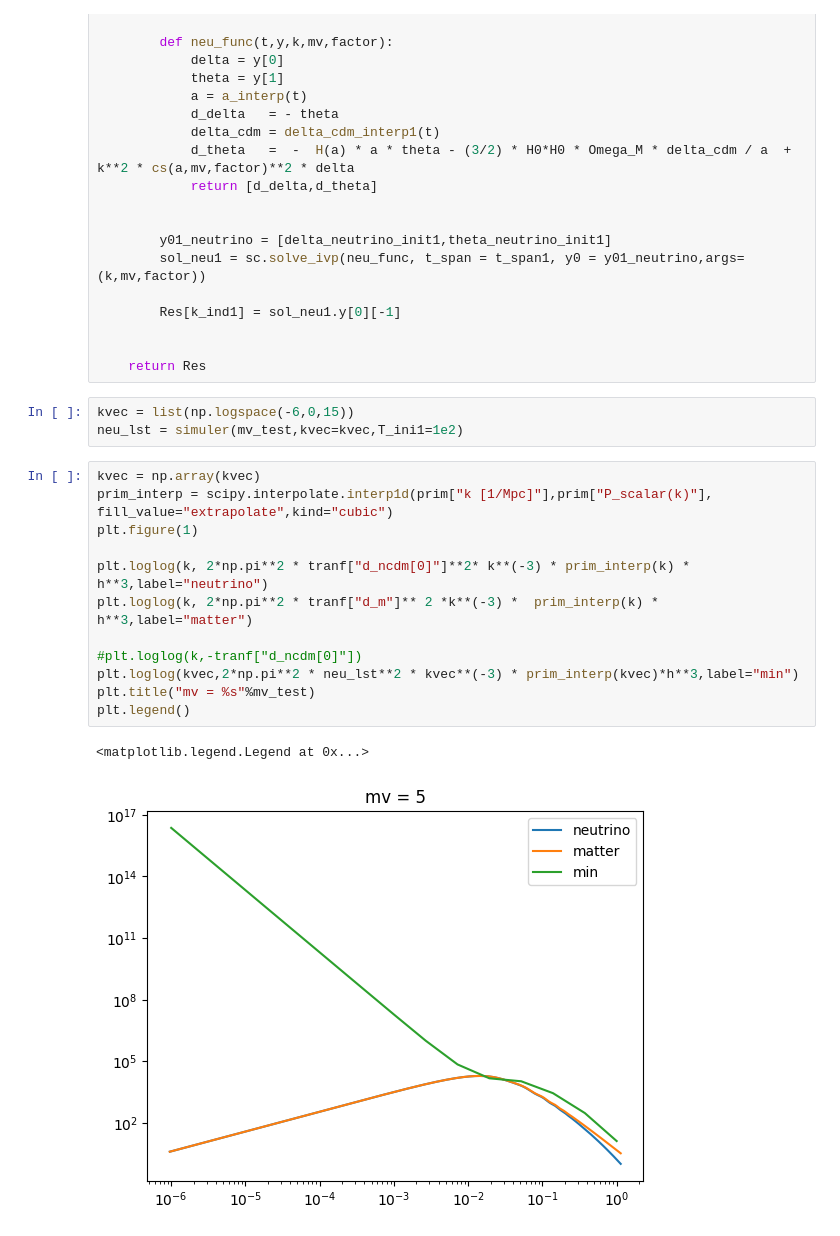
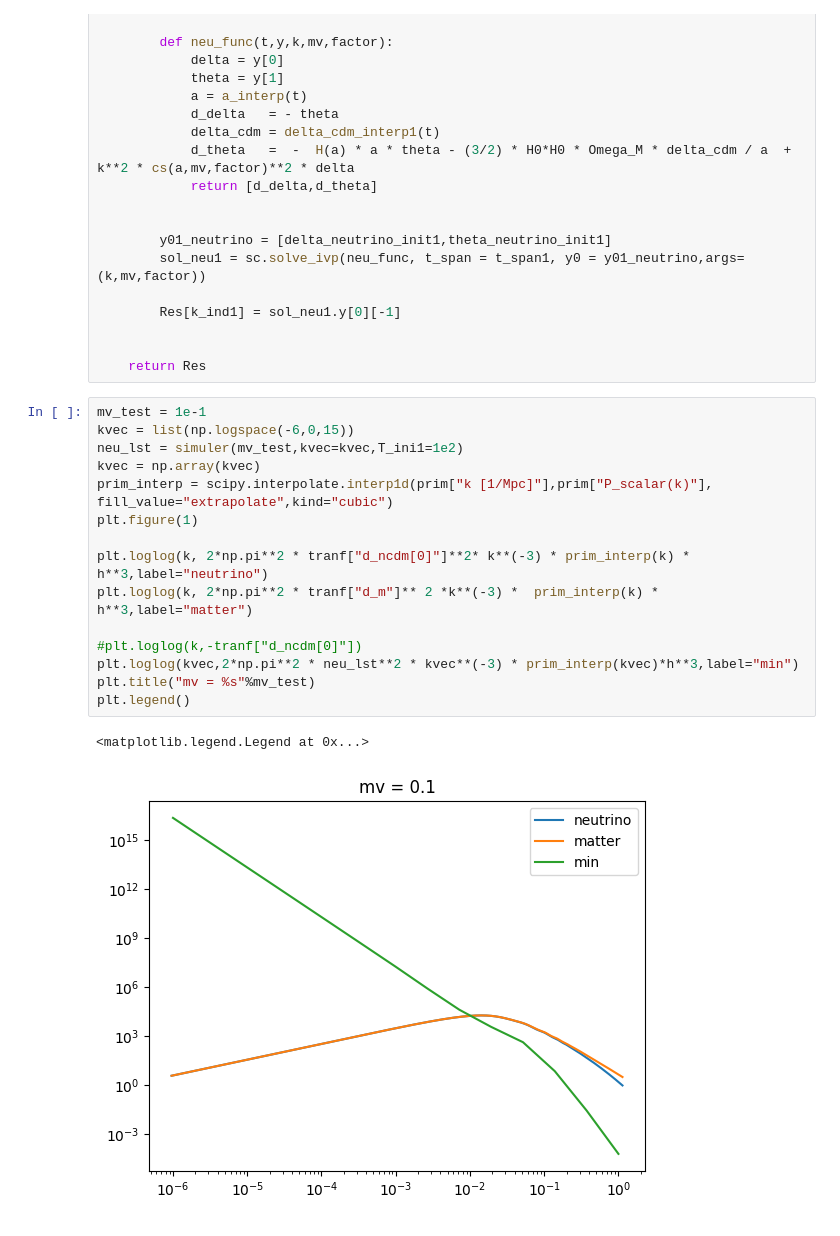
Before and after one commit to eriksteenberg/Power-spectrum-Test, a Jupyter notebook: Cdm med cs neutrino power spectrum.ipynb, the cells around one changed output. Drawn from its saved outputs; the diff is of its cells as text.

```diff
--- a/Cdm med cs neutrino power spectrum.ipynb
+++ b/Cdm med cs neutrino power spectrum.ipynb
@@ -251,21 +251,21 @@ def simuler(mv_test, # eV
 
 
     return Res
-# %%
-kvec = list(np.logspace(-6,0,15))
-neu_lst = simuler(mv_test,kvec=kvec,T_ini1=1e2)
-# %%
-kvec = np.array(kvec)
-prim_interp = scipy.interpolate.interp1d(prim["k [1/Mpc]"],prim["P_scalar(k)"], fill_value="extrapolate",kind="cubic")
-plt.figure(1)
-
-plt.loglog(k, 2*np.pi**2 * tranf["d_ncdm[0]"]**2* k**(-3) * prim_interp(k) * h**3,label="neutrino")
-plt.loglog(k, 2*np.pi**2 * tranf["d_m"]** 2 *k**(-3) *  prim_interp(k) * h**3,label="matter")
-
-#plt.loglog(k,-tranf["d_ncdm[0]"])
-plt.loglog(kvec,2*np.pi**2 * neu_lst**2 * kvec**(-3) * prim_interp(kvec)*h**3,label="min")
-plt.title("mv = %s"%mv_test)
-plt.legend()
-# %% [output]
-<matplotlib.legend.Legend at 0x...>
-[figure, removed]
+# %%
+mv_test = 1e-1
+kvec = list(np.logspace(-6,0,15))
+neu_lst = simuler(mv_test,kvec=kvec,T_ini1=1e2)
+kvec = np.array(kvec)
+prim_interp = scipy.interpolate.interp1d(prim["k [1/Mpc]"],prim["P_scalar(k)"], fill_value="extrapolate",kind="cubic")
+plt.figure(1)
+
+plt.loglog(k, 2*np.pi**2 * tranf["d_ncdm[0]"]**2* k**(-3) * prim_interp(k) * h**3,label="neutrino")
+plt.loglog(k, 2*np.pi**2 * tranf["d_m"]** 2 *k**(-3) *  prim_interp(k) * h**3,label="matter")
+
+#plt.loglog(k,-tranf["d_ncdm[0]"])
+plt.loglog(kvec,2*np.pi**2 * neu_lst**2 * kvec**(-3) * prim_interp(kvec)*h**3,label="min")
+plt.title("mv = %s"%mv_test)
+plt.legend()
+# %% [output]
+<matplotlib.legend.Legend at 0x...>
+[figure, added]
```
Also changed, not shown: parts of 2 cells of this notebook, 2 other files.
